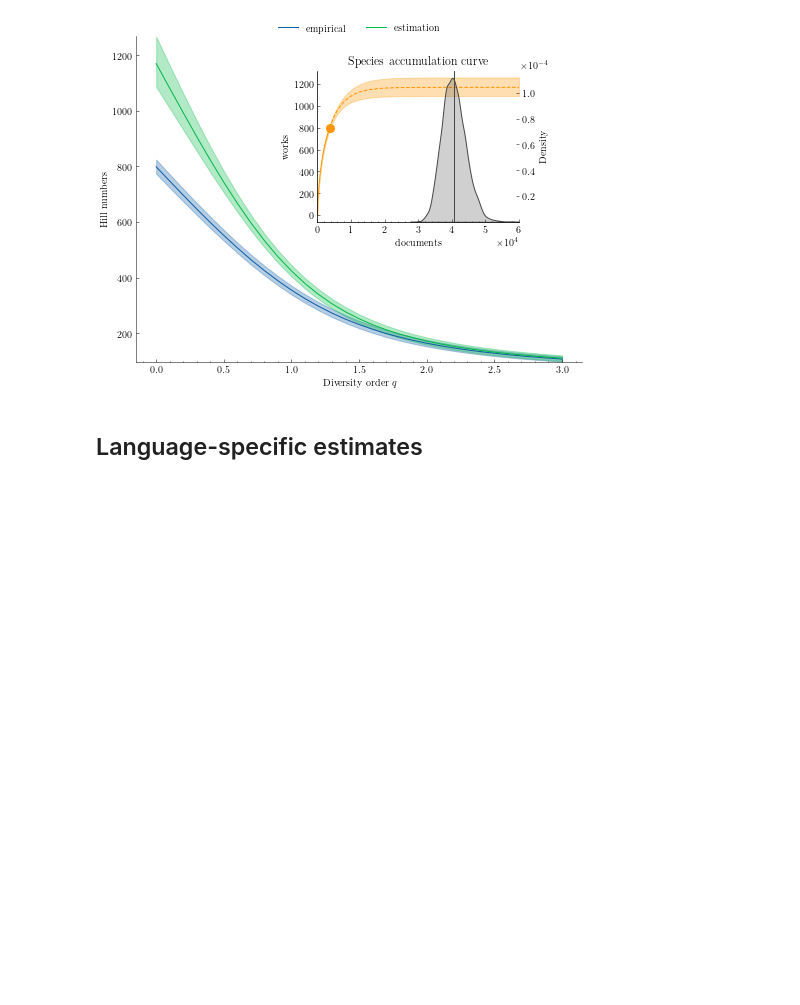
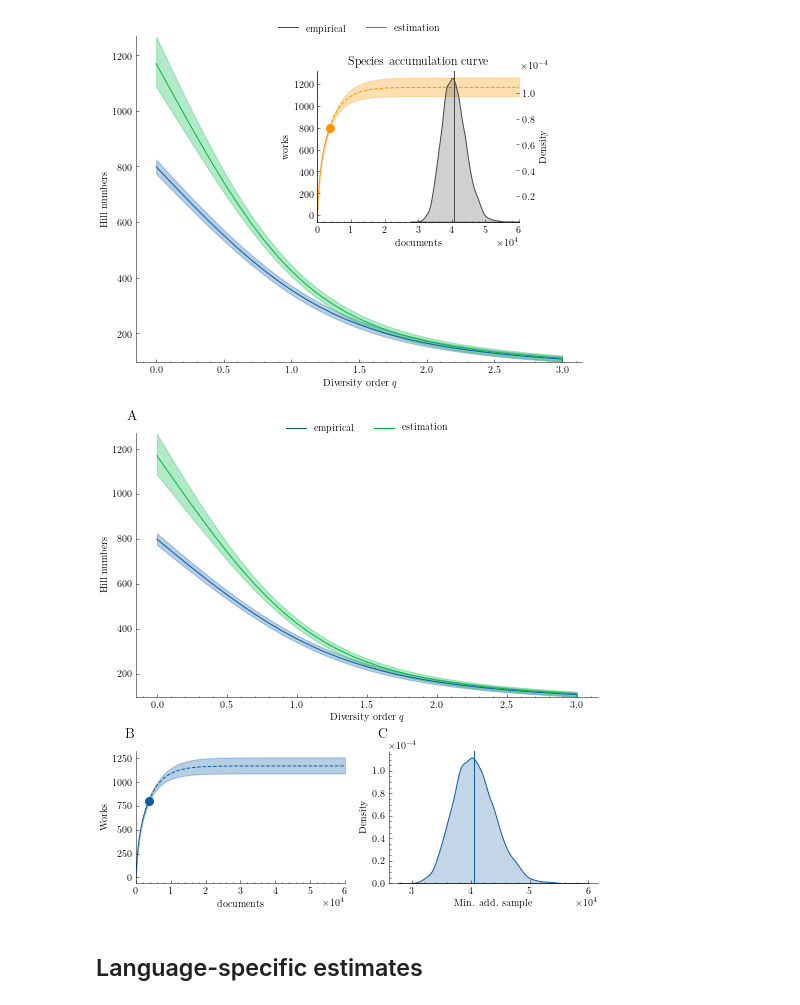
Before and after one commit to mikekestemont/forgotten-books, a Jupyter notebook: notebooks/analysis.ipynb, the cells around one changed output. Drawn from its saved outputs; the diff is of its cells as text; code cells hidden in the pictures; blank space fills up the shorter version.

```diff
--- a/notebooks/analysis.ipynb
+++ b/notebooks/analysis.ipynb
@@ -192,5 +190,39 @@ plt.savefig('../outputs/all_comb.pdf');
 # %% [output]
 [figure]
+# %%
+import matplotlib.gridspec as gridspec
+
+fig = plt.figure(constrained_layout=True, figsize=(7, 7))
+nrows, ncols = 3, 2
+gspec = gridspec.GridSpec(ncols=ncols, nrows=nrows, figure=fig)
+
+ax = plt.subplot(gspec[:2, :2])
+hill_plot(emp, est, add_densities=False, ax=ax)
+ax.text(-0.02, 1.05, "A", transform=ax.transAxes, fontweight='bold', fontsize=14)
+
+ax2 = plt.subplot(gspec[2, 0])
+accumulation_curve(abundance, accumulation, c0='C0', c1='C0',
+                   xlabel='documents', ylabel='works',
+                   title=None, ax=ax2,
+                   xlim=(0, max_steps))
+ax2.tick_params(axis='y', which='minor', left=False)
+ax2.ticklabel_format(style='sci', axis='x', scilimits=(0, 0), useMathText=True)
+ax2.set_ylabel("Works")
+ax2.text(-0.05, 1.1, "B", transform=ax2.transAxes, fontweight='bold', fontsize=14)
+
+ax3 = plt.subplot(gspec[2, 1])
+sb.kdeplot(minsample_est['bootstrap'], ax=ax3, color="C0", fill=True)
+ax3.axvline(minsample_est['richness'], color="C0")
+
+ax3.set(xlabel='Min. add. sample')
+ax3.ticklabel_format(style='sci', axis='y', scilimits=(0, 0))
+ax3.ticklabel_format(style='sci', axis='x', scilimits=(0, 0), useMathText=True)
+ax3.tick_params(axis='y', which='minor', left=True)
+ax3.text(-0.05, 1.1, "C", transform=ax3.transAxes, fontweight='bold', fontsize=14)
+
+plt.savefig('../outputs/all_comb.pdf');
+# %% [output]
+[figure, added]
 # %% [markdown]
 ## Language-specific estimates
 # %% [markdown]
```
Also changed, not shown: parts of 3 cells of this notebook, 3 other files.
